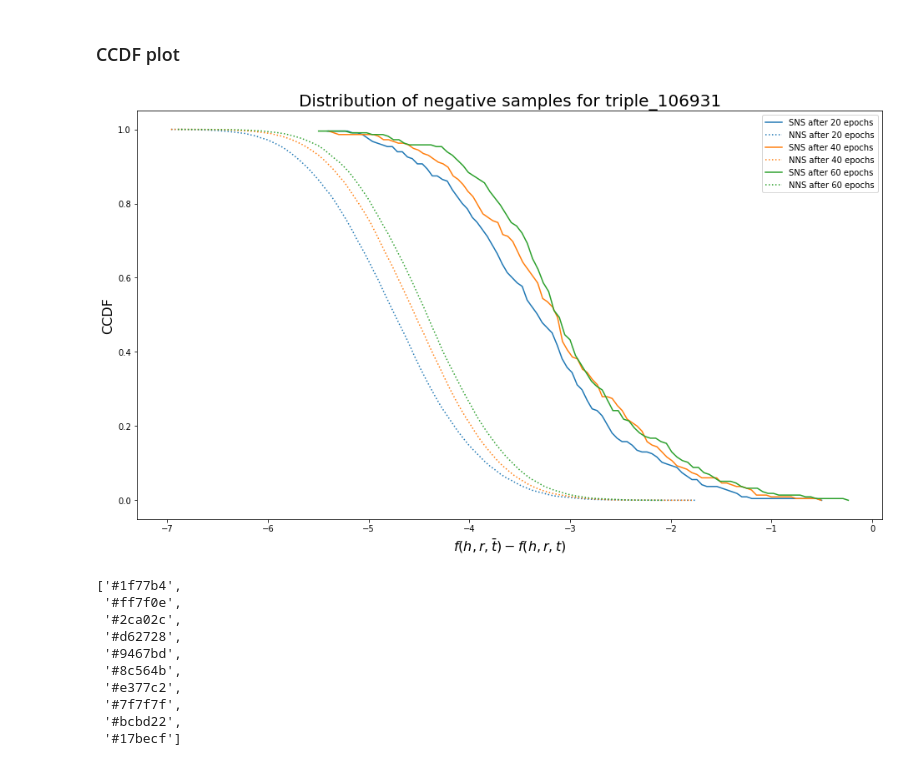
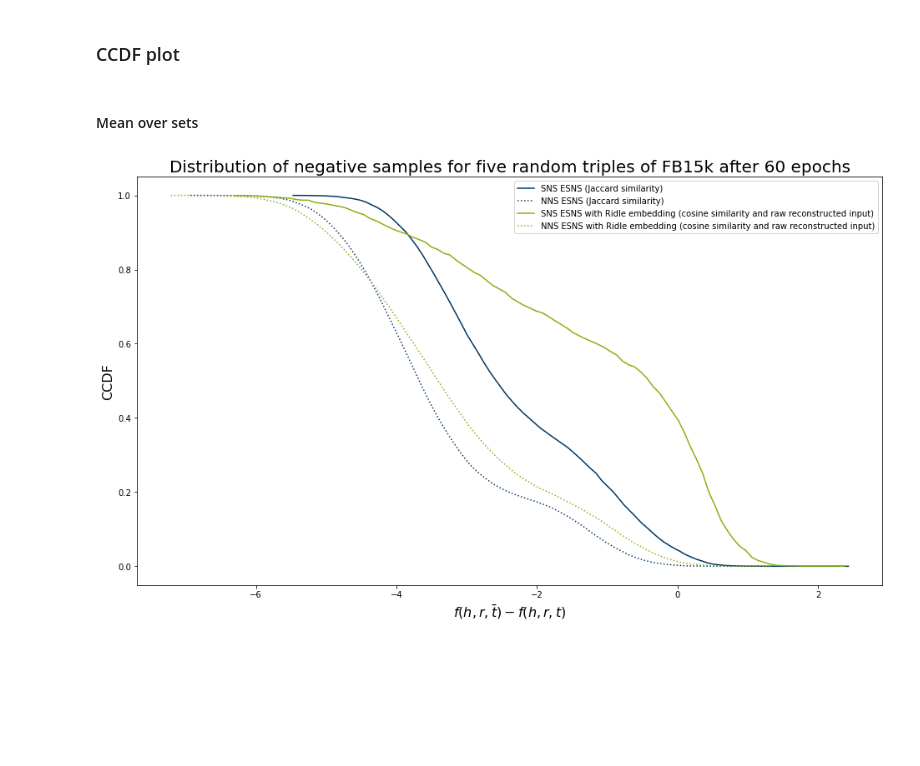
Before and after one commit to jguski/negative_sampling_rbm, a Jupyter notebook: neg_samples_quality_analysis.ipynb, the cells around one changed output. Drawn from its saved outputs; the diff is of its cells as text; code cells hidden in the pictures; blank space fills up the shorter version.

```diff
--- a/neg_samples_quality_analysis.ipynb
+++ b/neg_samples_quality_analysis.ipynb
@@ -8,3 +8,6 @@ from glob import glob
 ns_qual_analysis_dir = "output/NS_quality_analysis"
 # %% [markdown]
 ### Get a list with all available files with outsaved SNS/NSN minus distances
+# %%
+for f in set2:
+    print(ns_qual_analysis_files[f])
@@ -41,42 +43,44 @@ plot_title = "Distribution of negative samples for triple_106931"
+# %%
+set1_40 = [1,4,7,10,13]
+set1_60 = [x+1 for x in set1_40]
+set2_40 = [16, 19, 22, 25, 28]
+set2_60 = [x+1 for x in set2_40]
+set3=[]
+curve_descriptions = ["ESNS (Jaccard similarity)", "ESNS with Ridle embedding (cosine similarity and raw reconstructed input)"]
+plot_title = "Distribution of negative samples for five random triples of FB15k after 60 epochs"
 # %% [markdown]
 ### CCDF plot
+# %% [markdown]
+#### Mean over sets
 # %%
 plt.figure(figsize=(16,9))
-colors = plt.rcParams['axes.prop_cycle'].by_key()['color']
+#colors = plt.rcParams['axes.prop_cycle'].by_key()['color']
+colors = ['#003560', '#8DAE10']
 color_index = 0
-for f in range(len(ns_qual_analysis_files)):
-    if f in files_to_plot:
+for set in (set1_60, set2_60):
+    sns, nns = [], []
+    for f in set:
         minus_distances = dict(np.load(ns_qual_analysis_files[f]))
-        count_sns, bins_count_sns = np.histogram(minus_distances['sns'], bins=100)
-        count_nns, bins_count_nns = np.histogram(minus_distances['nns'], bins=100)
+        sns += list(minus_distances['sns'])
+        nns += list(minus_distances['nns'])
 
-        pdf_sns = count_sns / sum(count_sns)
-        pdf_nns = count_nns / sum(count_nns)
+    count_sns, bins_count_sns = np.histogram(sns, bins=100)
+    count_nns, bins_count_nns = np.histogram(nns, bins=100)
 
-        cdf_sns = np.cumsum(pdf_sns)
-        cdf_nns = np.cumsum(pdf_nns)
+    pdf_sns = count_sns / sum(count_sns)
+    pdf_nns = count_nns / sum(count_nns)
 
-        plt.plot(bins_count_sns[1:], 1-cdf_sns, label="SNS {}".format(curve_descriptions[color_index]), color=colors[color_index])
-        plt.plot(bins_count_nns[1:], 1-cdf_nns, label="NNS {}".format(curve_descriptions[color_index]), color=colors[color_index], linestyle="dotted")
+    cdf_sns = np.cumsum(pdf_sns)
+    cdf_nns = np.cumsum(pdf_nns)
 
-        plt.legend()
-        plt.title(plot_title, fontsize=20)
-        plt.xlabel(r"$f(h, r, \bar{t}) - f(h, r, t)$", fontsize=16)
-        plt.ylabel("CCDF", fontsize=16)
+    plt.plot(bins_count_sns[1:], 1-cdf_sns, label="SNS {}".format(curve_descriptions[color_index]), color=colors[color_index])
+    plt.plot(bins_count_nns[1:], 1-cdf_nns, label="NNS {}".format(curve_descriptions[color_index]), color=colors[color_index], linestyle="dotted")
 
-        color_index += 1
+    plt.legend()
+    plt.title(plot_title, fontsize=20)
+    plt.xlabel(r"$f(h, r, \bar{t}) - f(h, r, t)$", fontsize=16)
+    plt.ylabel("CCDF", fontsize=16)
+
+    color_index += 1
 # %% [output]
-[figure, old version]
+[figure, new version]
-# %%
-colors
-# %% [output]
-['#1f77b4',
- '#ff7f0e',
- '#2ca02c',
- '#d62728',
- '#9467bd',
- '#8c564b',
- '#e377c2',
- '#7f7f7f',
- '#bcbd22',
- '#17becf']
```
Also changed, not shown: parts of 6 cells of this notebook, 2 other files.
